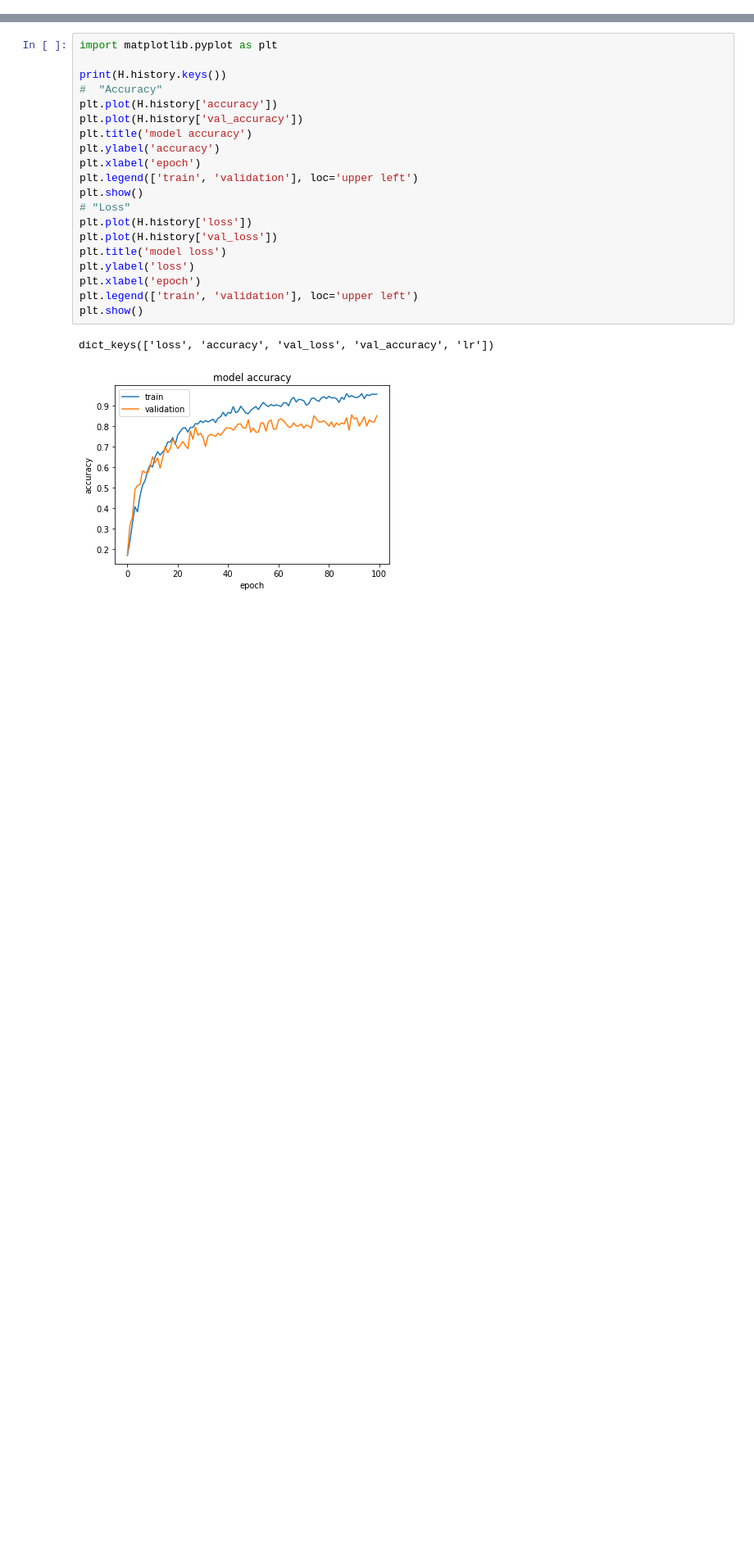
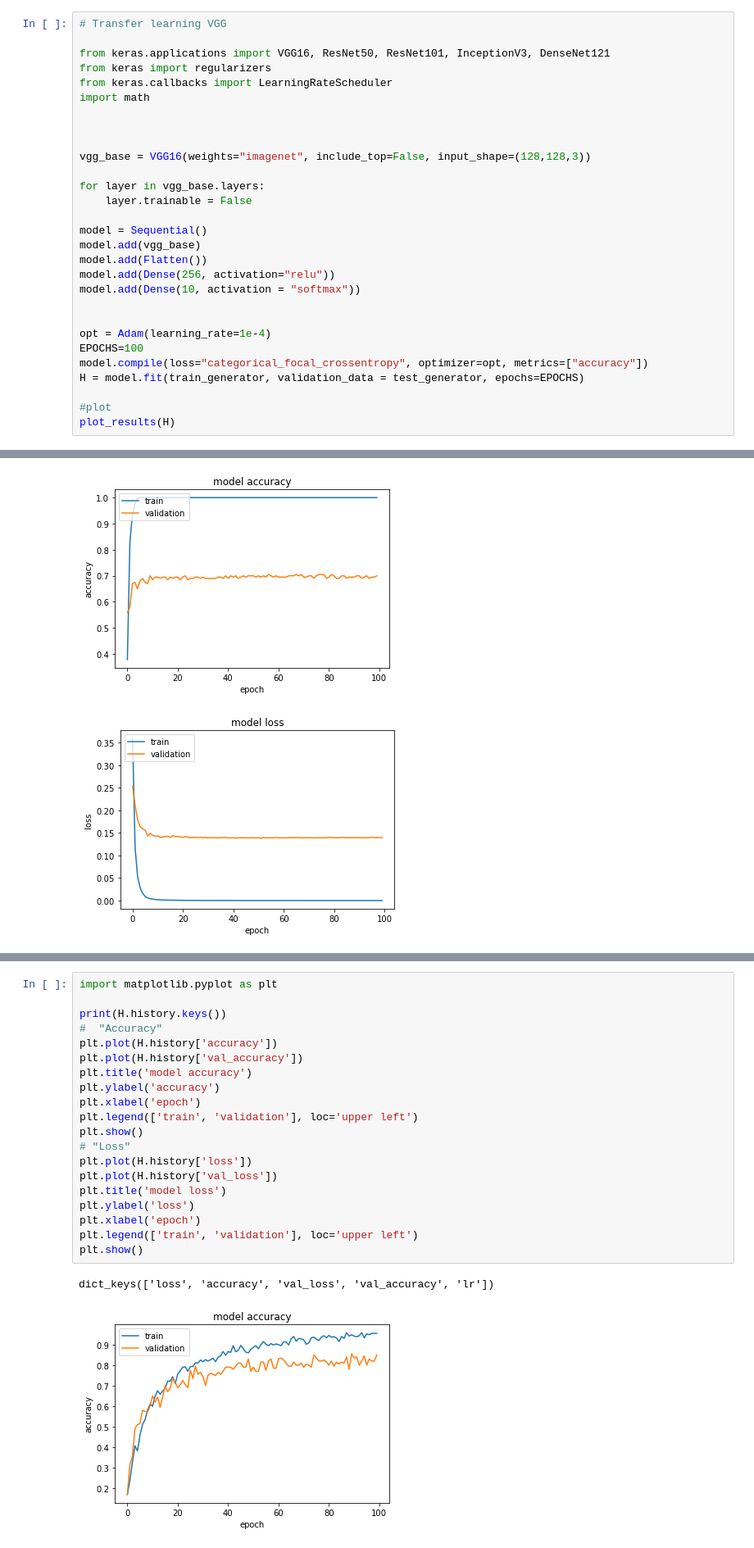
Before and after one commit to yeshipursley/DLCV, a Jupyter notebook: dlcv-assignment.ipynb, the cells around one changed output, grey strips where cells are left out. Shown: that part at 82% size. Cells and saved outputs as stored; diff of their text form; blank space fills up the shorter version.

Commit message:
Transfer learning, optimizations, learning rate

```diff
--- a/dlcv-assignment.ipynb
+++ b/dlcv-assignment.ipynb
@@ -96,0 +102,30 @@ _________________________________________________________________
+# %%
+# Transfer learning VGG
+
+from keras.applications import VGG16, ResNet50, ResNet101, InceptionV3, DenseNet121
+from keras import regularizers
+from keras.callbacks import LearningRateScheduler
+import math
+
+
+
+vgg_base = VGG16(weights="imagenet", include_top=False, input_shape=(128,128,3))
+
+for layer in vgg_base.layers:
+    layer.trainable = False
+
+model = Sequential()
+model.add(vgg_base)
+model.add(Flatten())
+model.add(Dense(256, activation="relu"))
+model.add(Dense(10, activation = "softmax"))
+
+
+opt = Adam(learning_rate=1e-4)
+EPOCHS=100
+model.compile(loss="categorical_focal_crossentropy", optimizer=opt, metrics=["accuracy"])
+H = model.fit(train_generator, validation_data = test_generator, epochs=EPOCHS)
+
+#plot
+plot_results(H)
+# %% [output]
@@ -96,0 +149,2 @@ _________________________________________________________________
+[figure, added]
+[figure, added]
```
Also changed, not shown: parts of 12 cells of this notebook.
